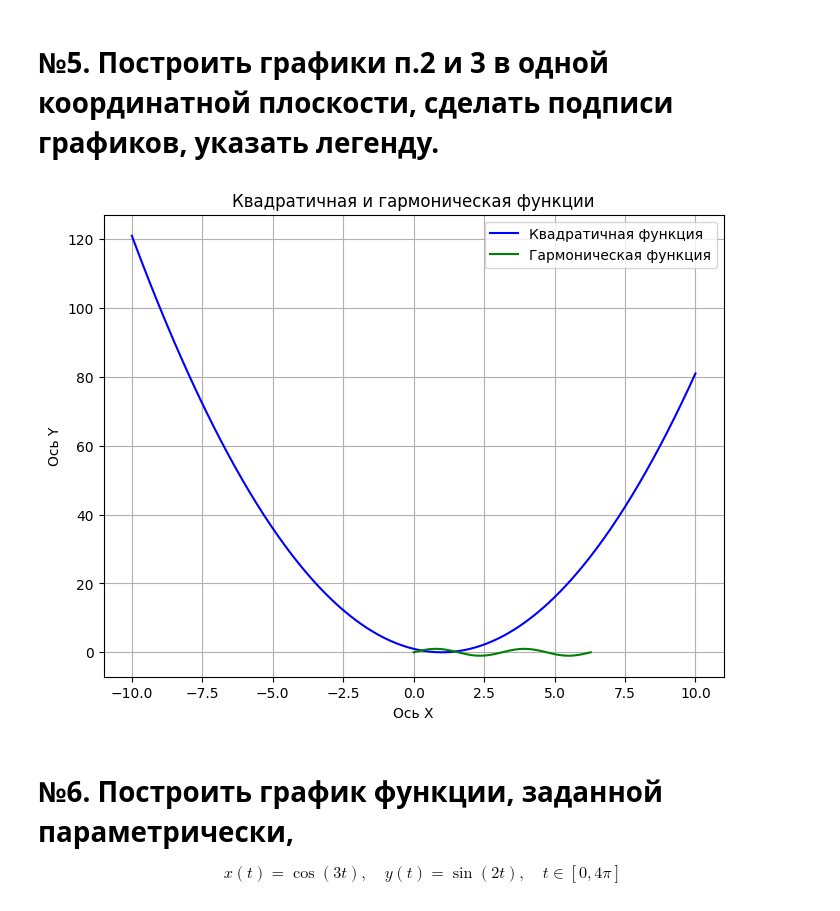
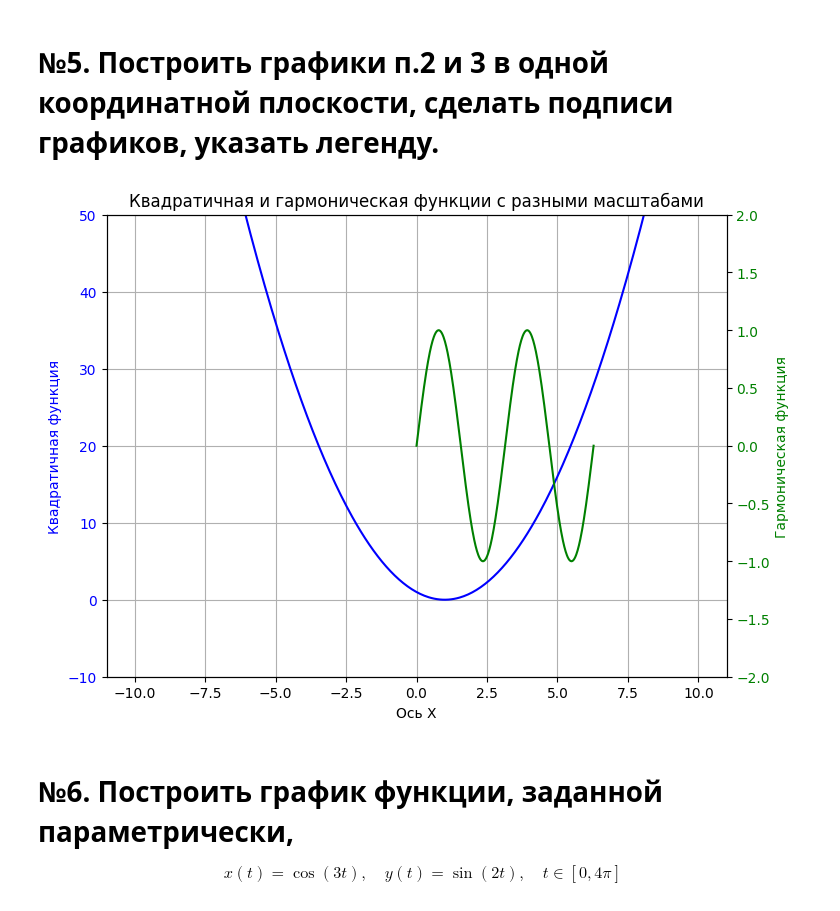
Before and after one commit to RysbekovSu/big_data, a Jupyter notebook: Lab_3_Rysbekov_Sultanbek.ipynb, the cells around one changed output. Cells and saved outputs as stored; diff of their text form; code cells hidden in the pictures.

```diff
--- a/Lab_3_Rysbekov_Sultanbek.ipynb
+++ b/Lab_3_Rysbekov_Sultanbek.ipynb
@@ -90,34 +90,42 @@ plt.show()
 # %% [markdown]
 # №5.	Построить графики п.2 и 3 в одной координатной плоскости, сделать подписи графиков, указать легенду.
 # %%
+import matplotlib.pyplot as plt
+import numpy as np
 
 a = 1
 b = -2
 c = 1
 x_quad = np.linspace(-10, 10, 400)
 y_quad = a * x_quad**2 + b * x_quad + c
 
 A = 1
 B = 2
 C = 0
 x_harmonic = np.linspace(0, 2 * np.pi, 400)
 y_harmonic = A * np.sin(B * x_harmonic + C)
 
-plt.figure(figsize=(8, 6))
+fig, ax1 = plt.figure(figsize=(8, 6)), plt.gca()
 
-plt.plot(x_quad, y_quad, label='Квадратичная функция', color='b')
+ax1.plot(x_quad, y_quad, label='Квадратичная функция', color='b')
+ax1.set_xlabel('Ось X')
+ax1.set_ylabel('Квадратичная функция', color='b')
+ax1.tick_params(axis='y', labelcolor='b')
 
-plt.plot(x_harmonic, y_harmonic, label='Гармоническая функция', color='g')
+ax2 = ax1.twinx()
+ax2.plot(x_harmonic, y_harmonic, label='Гармоническая функция', color='g')
+ax2.set_ylabel('Гармоническая функция', color='g')
+ax2.tick_params(axis='y', labelcolor='g')
 
-plt.title('Квадратичная и гармоническая функции')
-plt.xlabel('Ось X')
-plt.ylabel('Ось Y')
-plt.grid(True)
-plt.legend()
+ax1.set_ylim([-10, 50])
+ax2.set_ylim([-2, 2])
+
+plt.title('Квадратичная и гармоническая функции с разными масштабами')
+ax1.grid(True)
 
 plt.show()
 # %% [output]
-[figure, old version]
+[figure, new version]
 # %% [markdown]
 # №6. Построить график функции, заданной параметрически,
 $$
```
Also changed, not shown: parts of 4 cells of this notebook.
